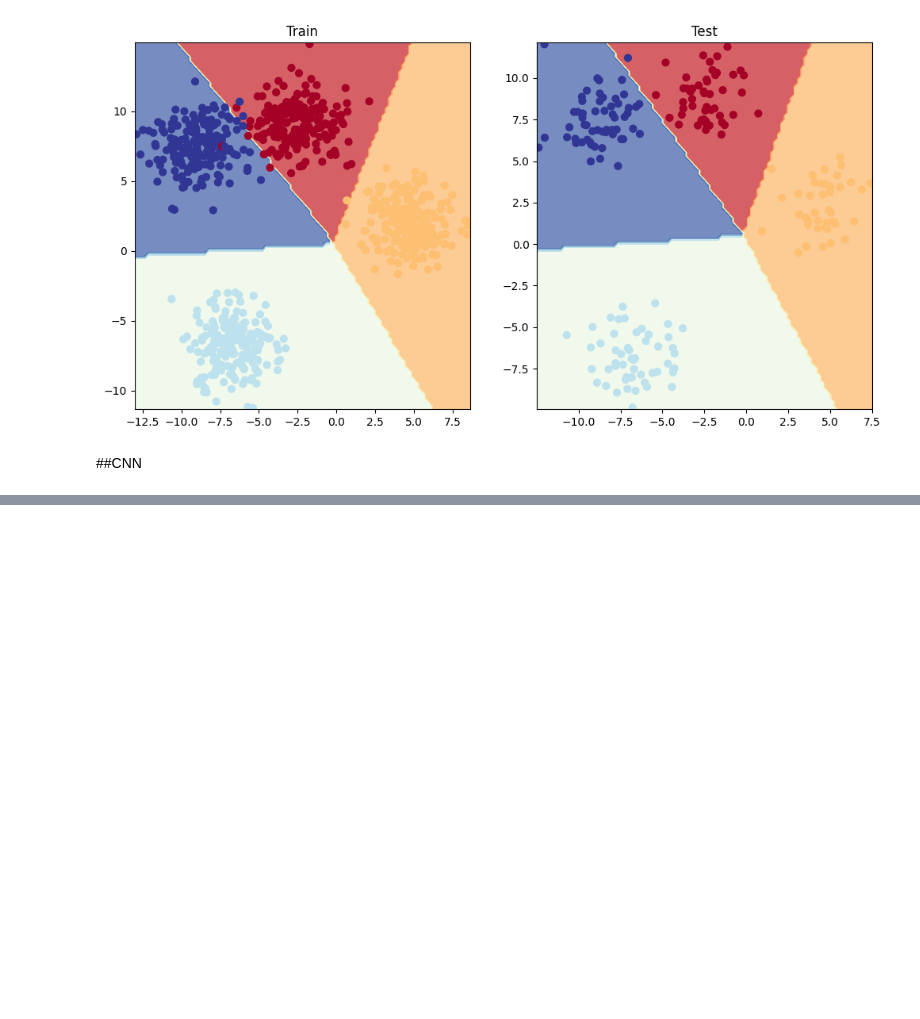
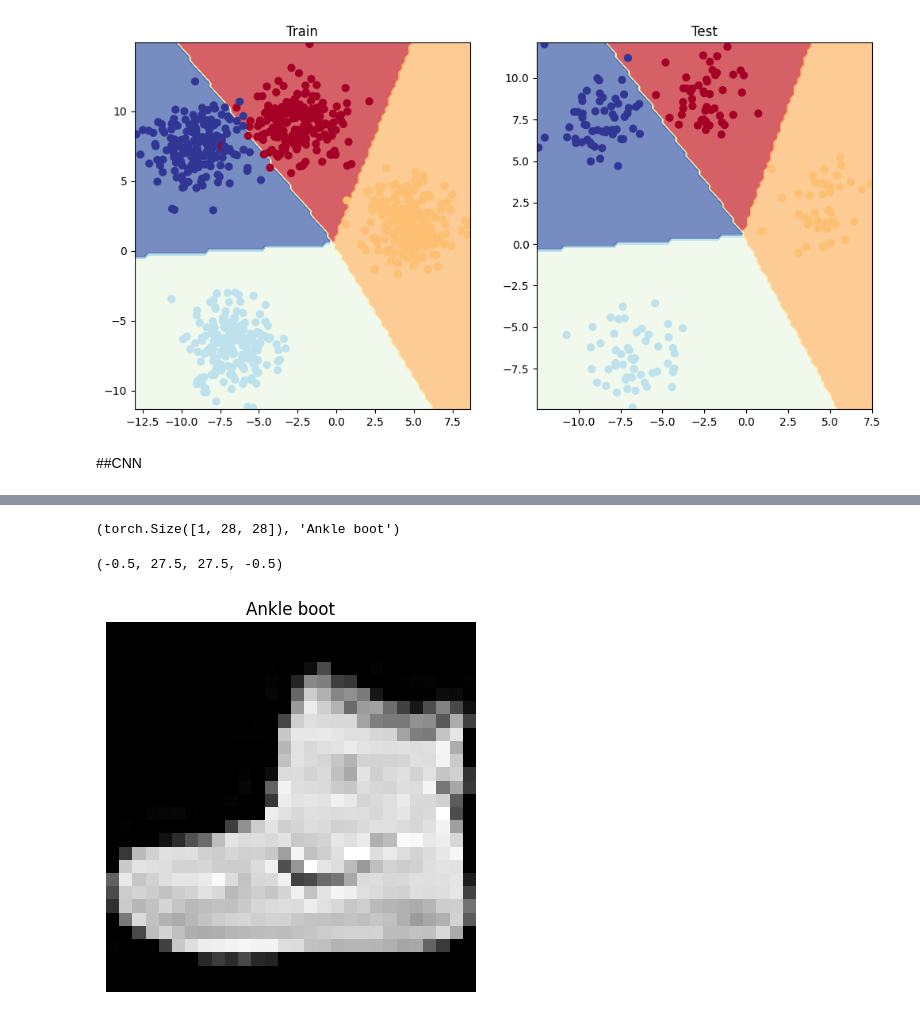
Before and after one commit to zahra-sharifzadeh/pytorch, a Jupyter notebook: ReminderPyTorch.ipynb, the cells around one changed output, grey strips where cells are left out. Saved outputs shown, nothing was run; the diff lists cells and outputs as text; code cells hidden in the pictures; blank space fills up the shorter version.

```diff
--- a/ReminderPyTorch.ipynb
+++ b/ReminderPyTorch.ipynb
@@ -506,0 +517,16 @@ plot_decision_boundary(model_4, X_blob_test, y_blob_test)
+# %%
+train_data = datasets.FashionMNIST(
+    root="data",
+    train=True,
+    download=True,
+    transform=ToTensor(),
+    target_transform=None
+)
+
+test_data = datasets.FashionMNIST(
+    root= "data",
+    train=False,
+    download=True,
+    transform=ToTensor(),
+    target_transform=None
+)
@@ -506,0 +575,3 @@ plot_decision_boundary(model_4, X_blob_test, y_blob_test)
+# %%
+class_names = train_data.classes
+class_names
@@ -506,0 +603,13 @@ plot_decision_boundary(model_4, X_blob_test, y_blob_test)
+# %%
+img.shape, class_names[label]
+# %% [output]
+(torch.Size([1, 28, 28]), 'Ankle boot')
+# %%
+img , label = train_data[0]
+
+plt.imshow(img.squeeze(dim=0), cmap="gray")
+plt.title(class_names[label])
+plt.axis("off")
+# %% [output]
+(-0.5, 27.5, 27.5, -0.5)
+[figure, added]
```
Also changed, not shown: parts of 12 cells of this notebook.
